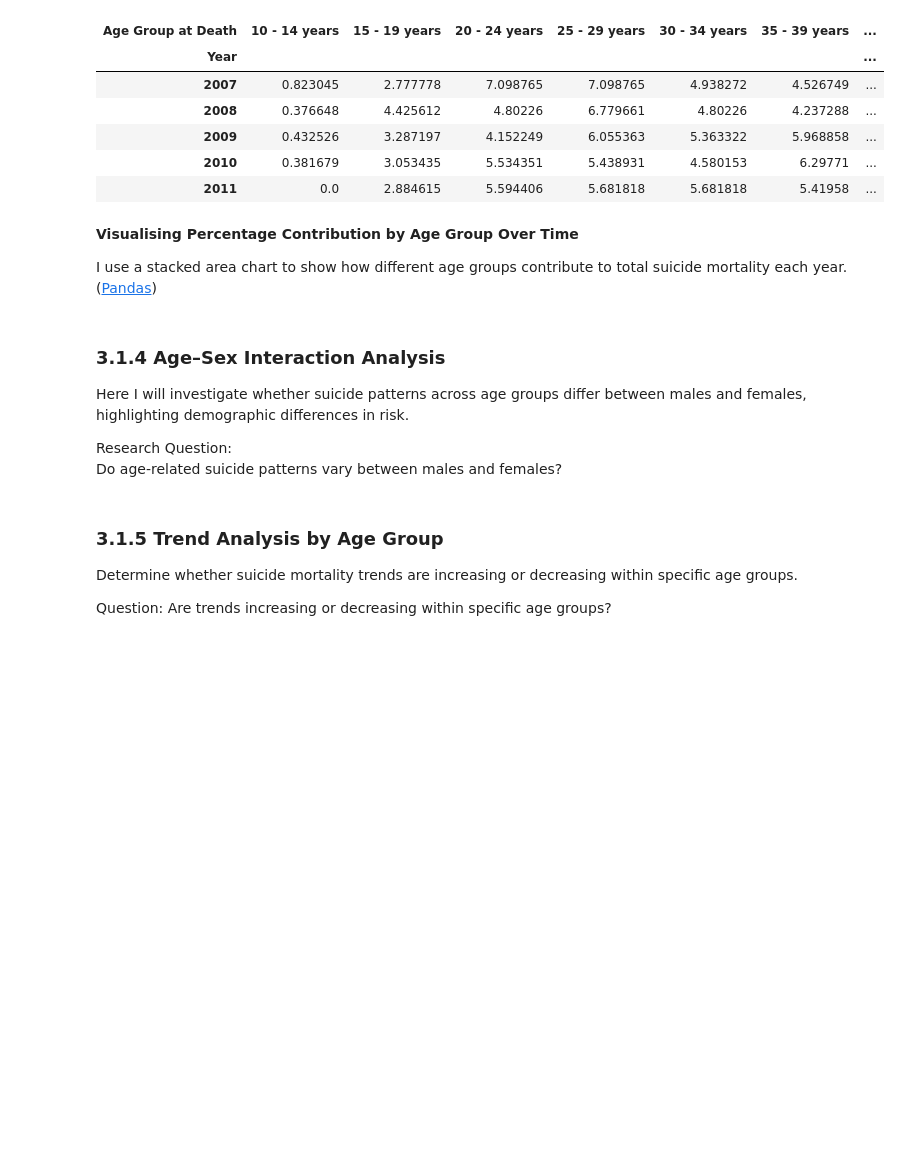
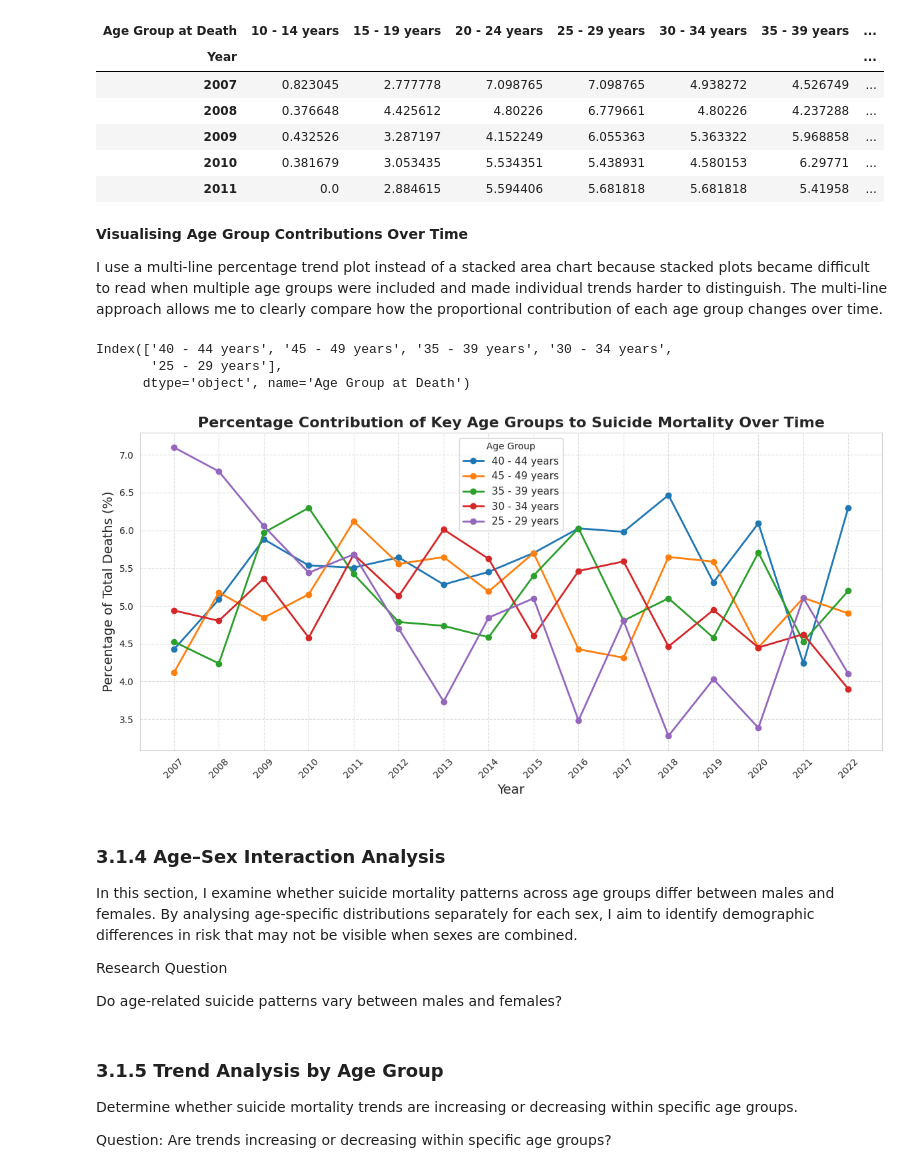
Before and after one commit to NibnabCodes/pfda_project, a Jupyter notebook: analysis.ipynb, the cells around one changed output. Saved outputs shown, nothing was run; the diff lists cells and outputs as text; code cells hidden in the pictures; blank space fills up the shorter version.

Commit message:
created multi-line percentage trend plot for age group mortality analysis

```diff
--- a/analysis.ipynb
+++ b/analysis.ipynb
@@ -1165,15 +1165,57 @@ age_group_percentages.head()
 | 2010 | 0.381679 | 3.053435 | 5.534351 | 5.438931 | 4.580153 | 6.29771 | ... |
 | 2011 | 0.0 | 2.884615 | 5.594406 | 5.681818 | 5.681818 | 5.41958 | ... |
 # %% [markdown]
-**Visualising Percentage Contribution by Age Group Over Time**
+**Visualising Age Group Contributions Over Time**
 
-I use a stacked area chart to show how different age groups contribute to total suicide mortality each year. ([Pandas](https://pandas.pydata.org/docs/reference/api/pandas.DataFrame.plot.area.html))
+I use a multi-line percentage trend plot instead of a stacked area chart because stacked plots became difficult to read when multiple age groups were included and made individual trends harder to distinguish. The multi-line approach allows me to clearly compare how the proportional contribution of each age group changes over time.
+# %%
+age_group_percentages_clean = age_group_percentages.drop(
+    columns=["All ages"]
+)
+# %%
+# Calculate average percentage contribution per age group
+mean_age_contribution = age_group_percentages_clean.mean()
+
+# Select top 5 contributing age groups
+top_age_groups = mean_age_contribution.nlargest(5).index
+
+print(top_age_groups)
+# %% [output]
+Index(['40 - 44 years', '45 - 49 years', '35 - 39 years', '30 - 34 years',
+       '25 - 29 years'],
+      dtype='object', name='Age Group at Death')
+# %%
+plt.figure(figsize=(12, 6))
+
+for age_group in top_age_groups:
+    plt.plot(
+        age_group_percentages_clean.index,
+        age_group_percentages_clean[age_group],
+        marker="o",
+        linewidth=2,
+        label=age_group
+    )
+
+plt.title(
+    "Percentage Contribution of Key Age Groups to Suicide Mortality Over Time",
+    fontsize=16,
+    weight="bold"
+)
+plt.xlabel("Year", fontsize=14)
+plt.ylabel("Percentage of Total Deaths (%)", fontsize=14)
+plt.xticks(age_group_percentages_clean.index, rotation=45)
+plt.grid(True, linestyle="--", alpha=0.7)
+plt.legend(title="Age Group", fontsize=11)
+plt.tight_layout()
+# %% [output]
+[figure, added]
 # %% [markdown]
 ### **3.1.4 Age–Sex Interaction Analysis**
 
-Here I will investigate whether suicide patterns across age groups differ between males and females, highlighting demographic differences in risk.
+In this section, I examine whether suicide mortality patterns across age groups differ between males and females. By analysing age-specific distributions separately for each sex, I aim to identify demographic differences in risk that may not be visible when sexes are combined.
 
-Research Question:
+Research Question
+
 Do age-related suicide patterns vary between males and females?
 # %% [markdown]
 ### **3.1.5 Trend Analysis by Age Group**
```
